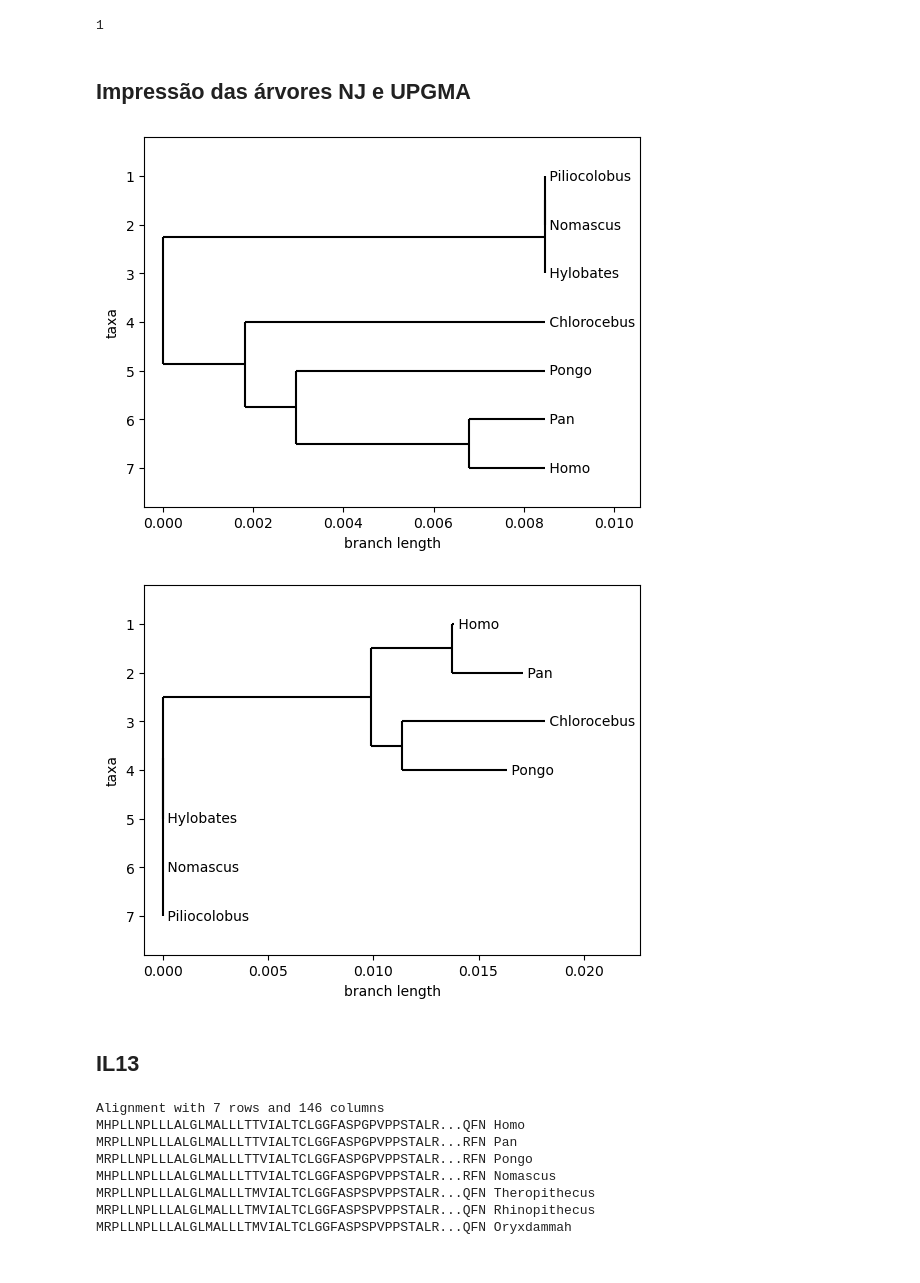
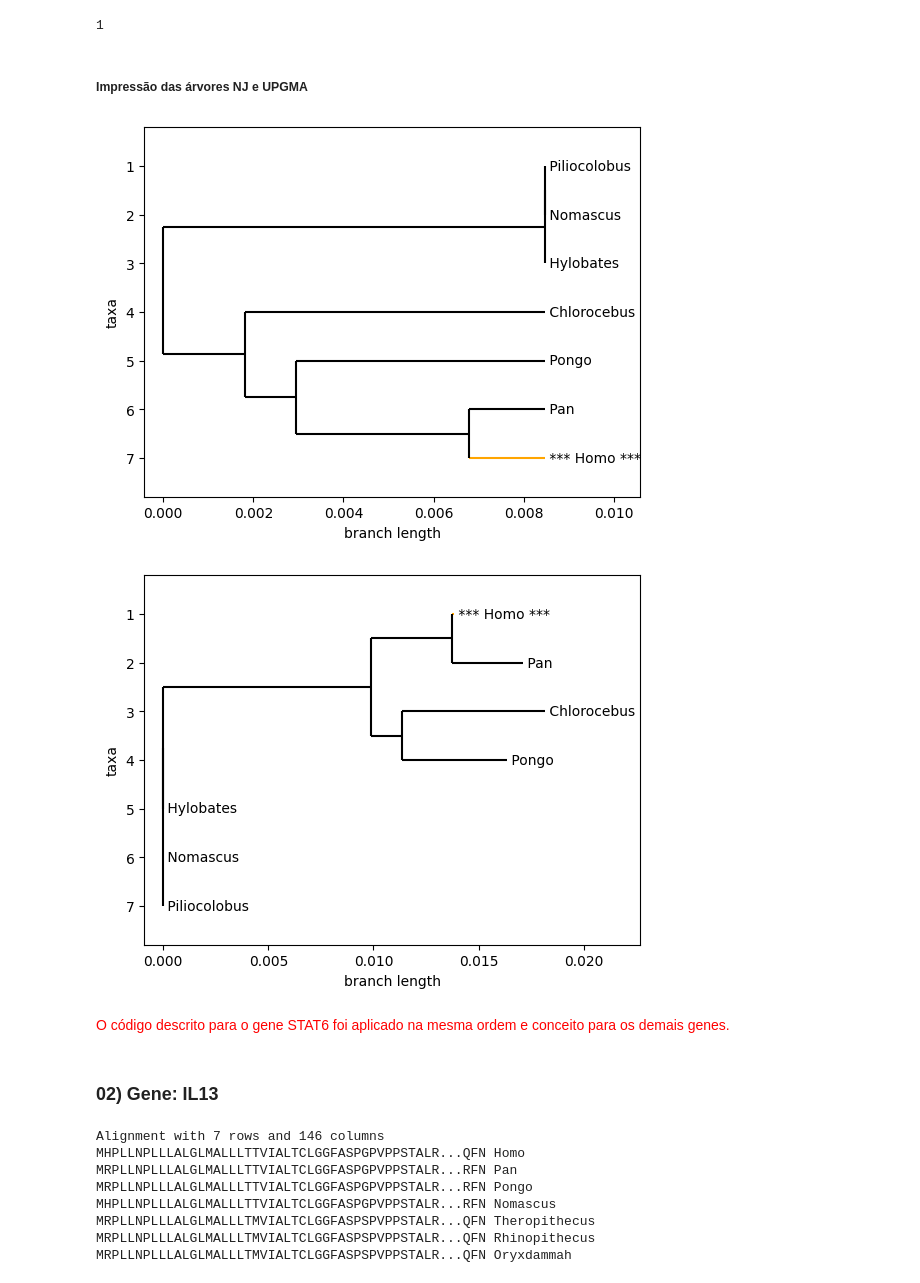
Before and after one commit to beatrizsantos1607/G5_Laboratorios-de-Bioinformatica, a Jupyter notebook: V. Alinhamento múltiplo e filogenia/Árvores filogenéticas.ipynb, the cells around one changed output. Cells and saved outputs as stored; diff of their text form; code cells hidden in the pictures.

```diff
--- a/V. Alinhamento múltiplo e filogenia/Árvores filogenéticas.ipynb
+++ b/V. Alinhamento múltiplo e filogenia/Árvores filogenéticas.ipynb
@@ -96,26 +115,43 @@ UPGMA tree:
         Clade(name='Nomascus')
         Clade(name='Piliocolobus')
 1
-# %% [markdown]
-## Impressão das árvores NJ e UPGMA
-# %%
-upgmatree = Phylo.read('upgma_tree.nwk','newick')
-njtree = Phylo.read('nj_tree.nwk','newick')
-
-for clade in upgmatree.find_clades():
-    if 'Inner' in clade.name:
-        clade.name = ""
-for clade in njtree.find_clades():
-    if 'Inner' in clade.name:
-        clade.name = ""
-
-Phylo.draw(upgmatree)
-Phylo.draw(njtree)
-# %% [output]
-[figure, removed]
-[figure, removed]
+# %% [markdown]
+##### Impressão das árvores NJ e UPGMA
+# %%
+# Leia as árvores
+upgmatree = Phylo.read('upgma_tree.nwk', 'newick')
+njtree = Phylo.read('nj_tree.nwk', 'newick')
+
+# Remove os rótulos 'Inner' dos clados
+for clade in upgmatree.find_clades():
+    if 'Inner' in clade.name:
+        clade.name = ""
+for clade in njtree.find_clades():
+    if 'Inner' in clade.name:
+        clade.name = ""
+
+# Encontra e destaca o clado com o gênero "Homo" na árvore UPGMA
+for clade in upgmatree.find_clades():
+    if 'Homo' in clade.name:
+        clade.color = 'orange'
+        clade.name = '*** ' + clade.name + ' ***'  # Marca o clado
+
+# Encontra e destaca o clado com o gênero "Homo" na árvore NJ
+for clade in njtree.find_clades():
+    if 'Homo' in clade.name:
+        clade.color = 'orange'
+        clade.name = '*** ' + clade.name + ' ***'  # Marca o clado
+
+# Desenha as árvores
+Phylo.draw(upgmatree)
+Phylo.draw(njtree)
+# %% [output]
+[figure, added]
+[figure, added]
+# %% [markdown]
+<span style='color: red;'>O código descrito para o gene STAT6 foi aplicado na mesma ordem e conceito para os demais genes.</span>
 # %% [markdown]
-## IL13
+### 02) Gene: IL13
 # %%
 record2 = SeqIO.parse(open("IL13_blastp.fasta"), format = 'fasta')
 lista_seqs = [c.seq for c in record2]
```
Also changed, not shown: parts of 17 cells of this notebook, 3 other files.
